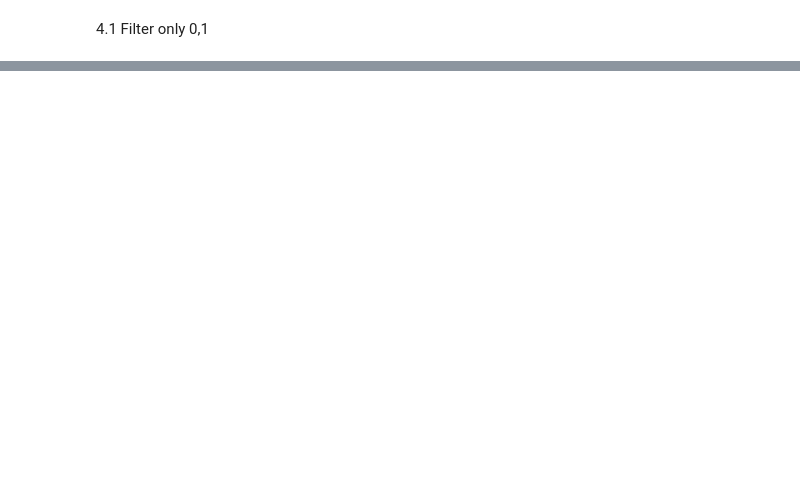
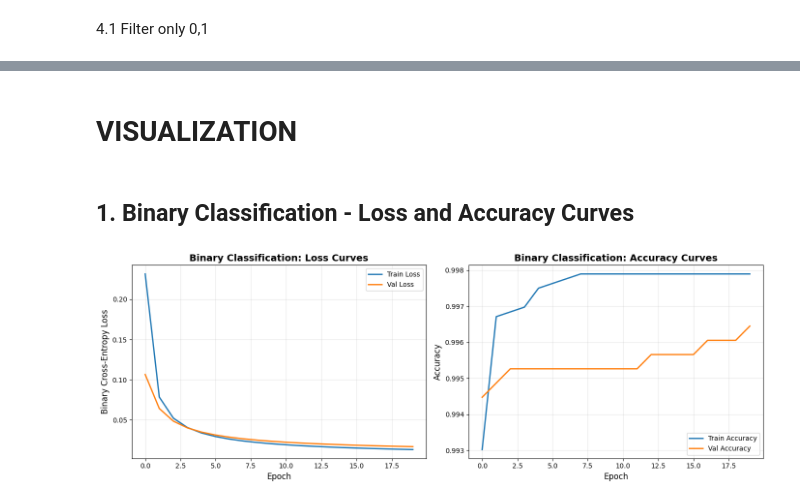
Before and after one commit to Youssef-Keshk/Assignment2-LogisticRegression-SoftmaxRegression-NeuralNets, a Jupyter notebook: notebooks/partA.ipynb, the cells around one changed output, grey strips where cells are left out. Drawn from its saved outputs; the diff is of its cells as text; code cells hidden in the pictures; blank space fills up the shorter version.

```diff
--- a/notebooks/partA.ipynb
+++ b/notebooks/partA.ipynb
@@ -13,10 +19,10 @@ import numpy as np
 # %%
 transform_flatten = transforms.Compose([
-    transforms.ToTensor(),                  # Converts to tensor & normalizes to [0,1]
-    transforms.Lambda(lambda x: x.view(-1)) # Flatten 28×28 → 784
+    transforms.ToTensor(),
+    transforms.Lambda(lambda x: x.view(-1))  # Flatten 28×28 to 784
 ])
 
-transform_original = transforms.ToTensor()  # For CNN later → keep 28×28
-
-train_dataset_f = datasets.MNIST(root='./data', train=True, transform=transform_flatten, download=True)
-test_dataset_f  = datasets.MNIST(root='./data', train=False, transform=transform_flatten, download=True)
+train_dataset_f = datasets.MNIST(root='./data', train=True,
+                                 transform=transform_flatten, download=True)
+test_dataset_f = datasets.MNIST(root='./data', train=False,
+                                transform=transform_flatten, download=True)
@@ -41,2 +58,9 @@ test_dataset = ConcatDataset([test_dataset_f, extra_test_dataset])
 # %% [markdown]
 4.1 Filter only 0,1
+# %%
+def filter_binary(dataset, class_a=0, class_b=1):
+    binary_data = []
+    for x, y in dataset:
+        if y in [class_a, class_b]:
+            binary_data.append((x, torch.tensor(float(y == class_b))))
+    return binary_data
@@ -292,0 +391,27 @@ Final Validation Loss: 0.0153
+# %% [markdown]
+# VISUALIZATION
+# %% [markdown]
+## 1. Binary Classification - Loss and Accuracy Curves
+# %%
+fig, axes = plt.subplots(1, 2, figsize=(14, 5))
+
+axes[0].plot(train_losses_bin, label='Train Loss', linewidth=2)
+axes[0].plot(val_losses_bin, label='Val Loss', linewidth=2)
+axes[0].set_xlabel('Epoch', fontsize=12)
+axes[0].set_ylabel('Binary Cross-Entropy Loss', fontsize=12)
+axes[0].set_title('Binary Classification: Loss Curves', fontsize=14, fontweight='bold')
+axes[0].legend()
+axes[0].grid(True, alpha=0.3)
+
+axes[1].plot(train_accs_bin, label='Train Accuracy', linewidth=2)
+axes[1].plot(val_accs_bin, label='Val Accuracy', linewidth=2)
+axes[1].set_xlabel('Epoch', fontsize=12)
+axes[1].set_ylabel('Accuracy', fontsize=12)
+axes[1].set_title('Binary Classification: Accuracy Curves', fontsize=14, fontweight='bold')
+axes[1].legend()
+axes[1].grid(True, alpha=0.3)
+
+plt.tight_layout()
+plt.show()
+# %% [output]
+[figure, added]
```
Also changed, not shown: parts of 37 cells of this notebook.
